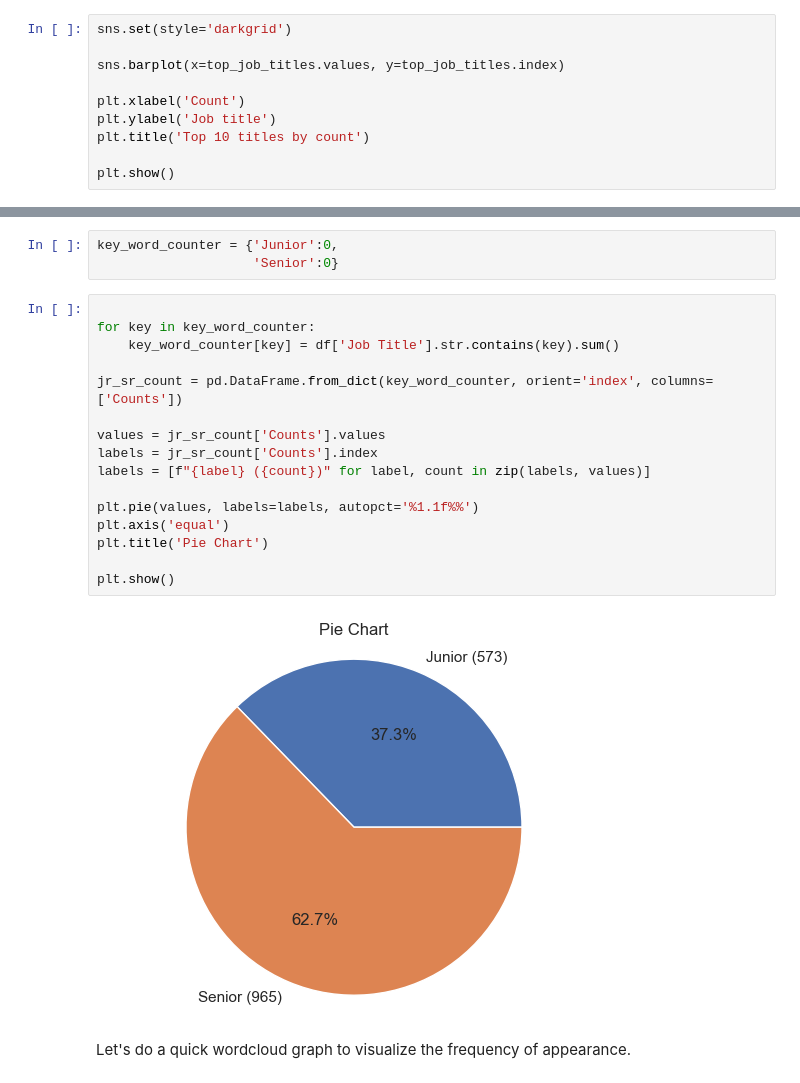
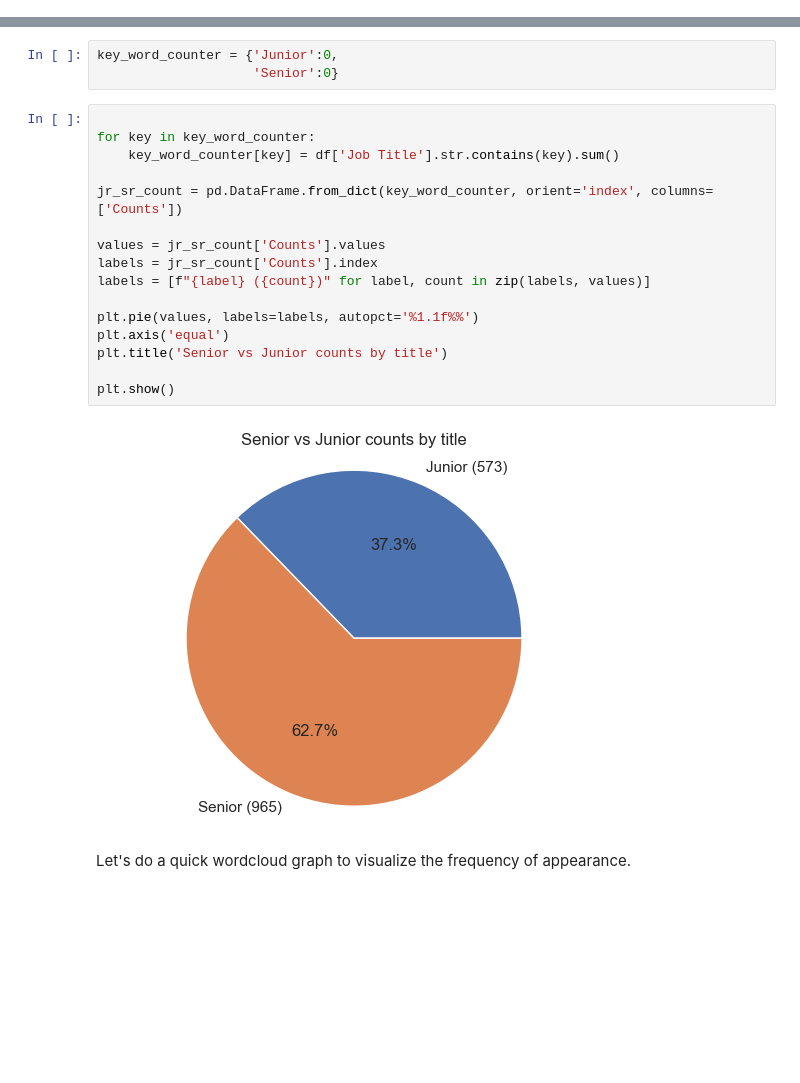
Before and after one commit to Jose5110/Data_Analysis, a Jupyter notebook: salary_data/salary_data_analysis.ipynb, the cells around one changed output, grey strips where cells are left out. Drawn from its saved outputs; the diff is of its cells as text; blank space fills up the shorter version.

Commit message:
fixed an incorrect import and a chart title

```diff
--- a/salary_data/salary_data_analysis.ipynb
+++ b/salary_data/salary_data_analysis.ipynb
@@ -293,13 +292,3 @@ Marketing Manager            255
 Back end Developer           244
 Senior Software Engineer     244
 Name: Job Title, dtype: int64
-# %%
-sns.set(style='darkgrid')
-
-sns.barplot(x=top_job_titles.values, y=top_job_titles.index)
-
-plt.xlabel('Count')
-plt.ylabel('Job title')
-plt.title('Top 10 titles by count')
-
-plt.show()
@@ -313,21 +300,21 @@ key_word_counter = {'Junior':0,
 # %%
 
 for key in key_word_counter:
     key_word_counter[key] = df['Job Title'].str.contains(key).sum()
 
 jr_sr_count = pd.DataFrame.from_dict(key_word_counter, orient='index', columns=['Counts'])
 
 values = jr_sr_count['Counts'].values
 labels = jr_sr_count['Counts'].index
 labels = [f"{label} ({count})" for label, count in zip(labels, values)]
 
 plt.pie(values, labels=labels, autopct='%1.1f%%')
 plt.axis('equal')
-plt.title('Pie Chart')
+plt.title('Senior vs Junior counts by title')
 
 plt.show()
 # %% [output]
-[figure, old version]
+[figure, new version]
 # %% [markdown]
 Let's do a quick wordcloud graph to visualize the frequency of appearance.
 # %%
```
Also changed, not shown: parts of 4 cells of this notebook.
